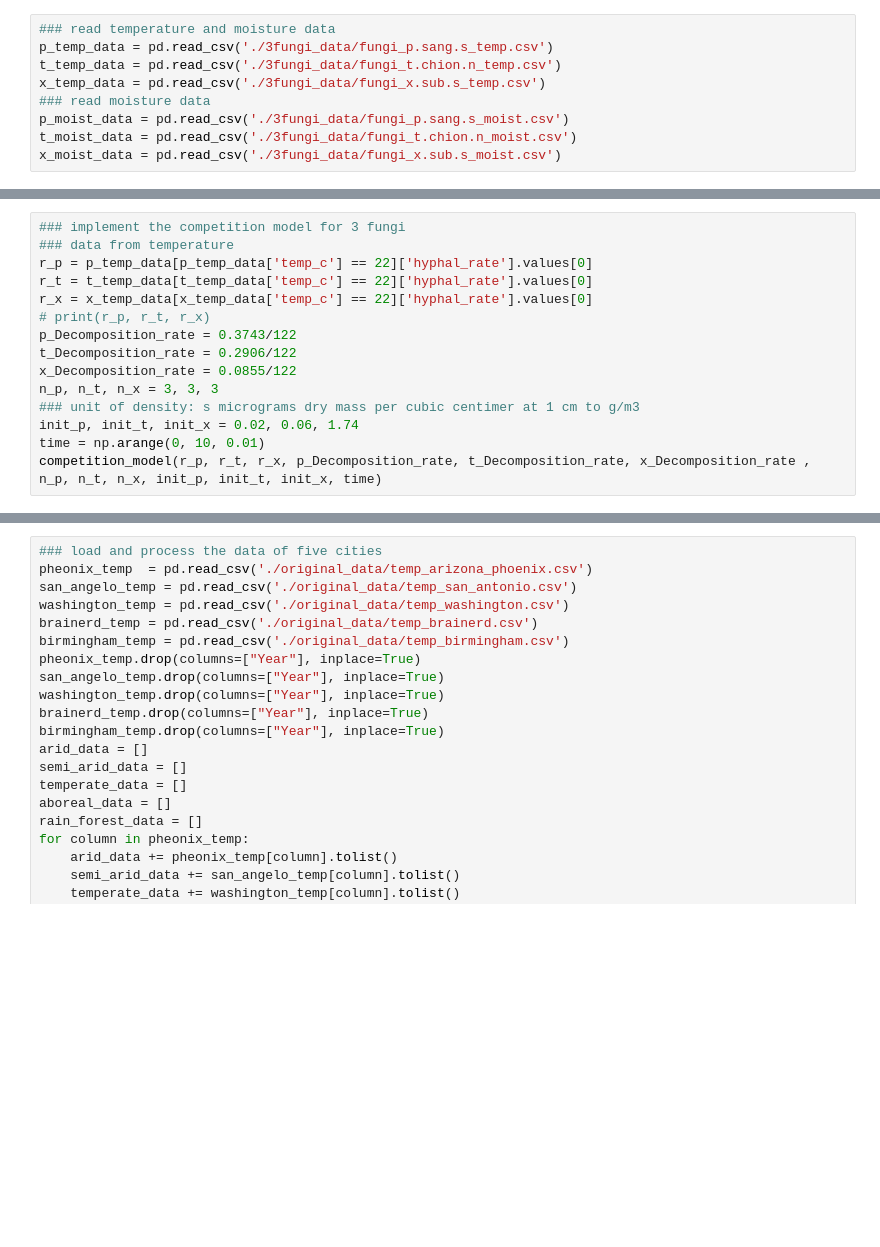
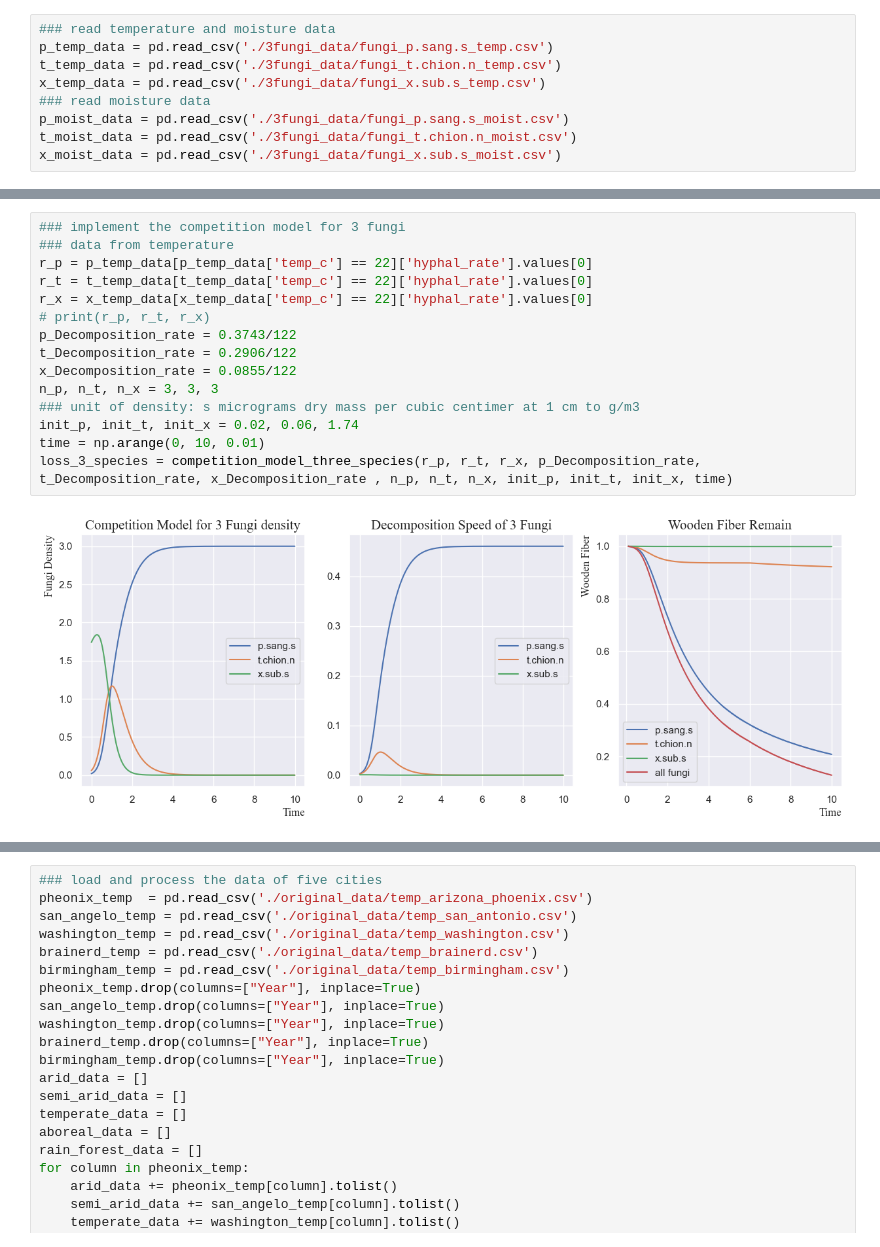
Before and after one commit to SILENT-GUO/MCM_works, a Jupyter notebook: 2021TaskA/Task.ipynb, the cells around one changed output, grey strips where cells are left out. Saved outputs shown, nothing was run; the diff lists cells and outputs as text; blank space fills up the shorter version.

```diff
--- a/2021TaskA/Task.ipynb
+++ b/2021TaskA/Task.ipynb
@@ -109,18 +116,20 @@ def competition_model(r_p, r_t, r_x, p_Decomposition_rate, t_Decomposition_rate,
 # %%
 ### implement the competition model for 3 fungi
 ### data from temperature
 r_p = p_temp_data[p_temp_data['temp_c'] == 22]['hyphal_rate'].values[0]
 r_t = t_temp_data[t_temp_data['temp_c'] == 22]['hyphal_rate'].values[0]
 r_x = x_temp_data[x_temp_data['temp_c'] == 22]['hyphal_rate'].values[0]
 # print(r_p, r_t, r_x)
 p_Decomposition_rate = 0.3743/122
 t_Decomposition_rate = 0.2906/122
 x_Decomposition_rate = 0.0855/122
 n_p, n_t, n_x = 3, 3, 3
 ### unit of density: s micrograms dry mass per cubic centimer at 1 cm to g/m3
 init_p, init_t, init_x = 0.02, 0.06, 1.74
 time = np.arange(0, 10, 0.01)
-competition_model(r_p, r_t, r_x, p_Decomposition_rate, t_Decomposition_rate, x_Decomposition_rate , n_p, n_t, n_x, init_p, init_t, init_x, time)
+loss_3_species = competition_model_three_species(r_p, r_t, r_x, p_Decomposition_rate, t_Decomposition_rate, x_Decomposition_rate , n_p, n_t, n_x, init_p, init_t, init_x, time)
+# %% [output]
+[figure, added]
 # %%
 ### start of part B
 print("--------------------------------------------")
```
Also changed, not shown: parts of 18 cells of this notebook, 2 other files.
